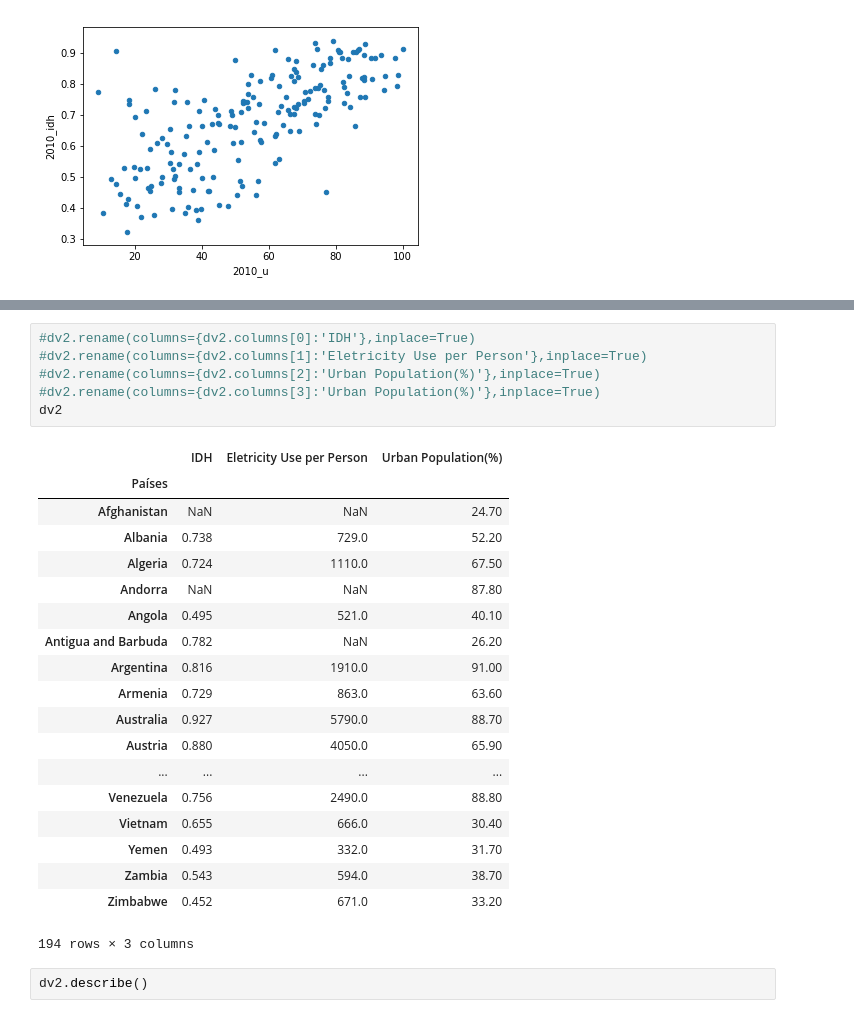
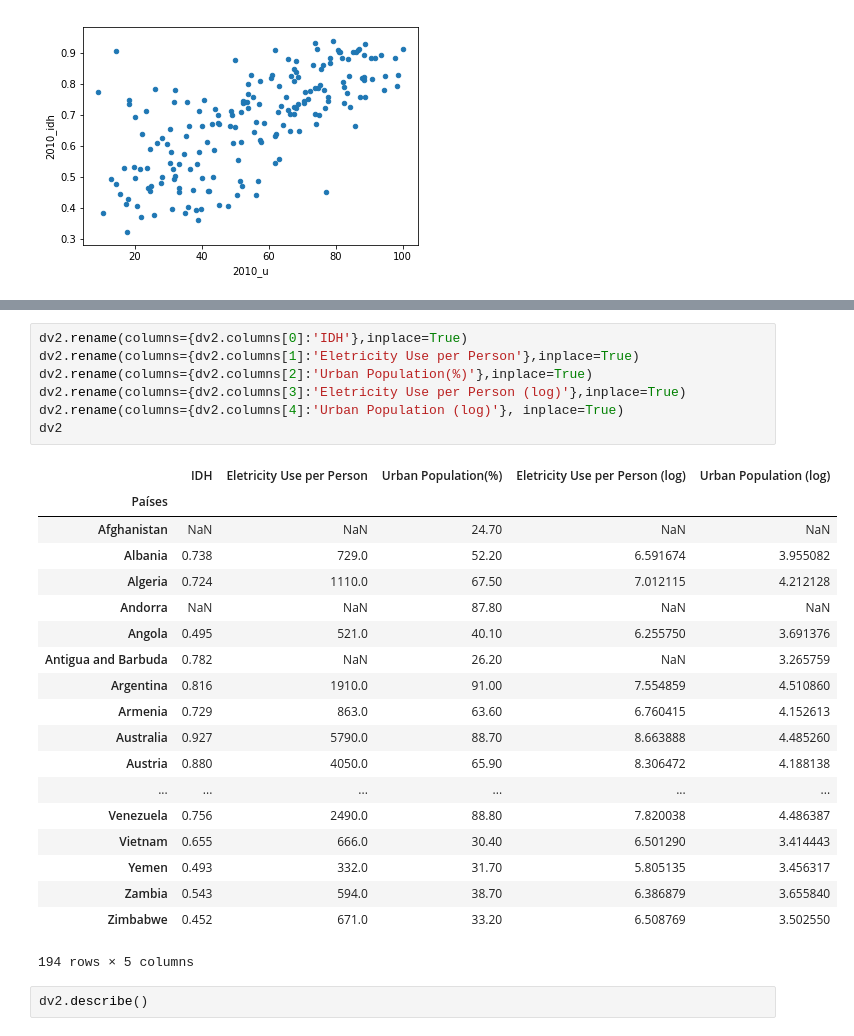
Before and after one commit to APaiva1999/Projeto-1-CieDad, a Jupyter notebook: Untitled2.ipynb, the cells around one changed output, grey strips where cells are left out. Drawn from its saved outputs; the diff is of its cells as text.

```diff
--- a/Untitled2.ipynb
+++ b/Untitled2.ipynb
@@ -93,29 +98,30 @@ Coeficiente angular: 0.16348495112717454
 # %%
-#dv2.rename(columns={dv2.columns[0]:'IDH'},inplace=True)
-#dv2.rename(columns={dv2.columns[1]:'Eletricity Use per Person'},inplace=True)
-#dv2.rename(columns={dv2.columns[2]:'Urban Population(%)'},inplace=True)
-#dv2.rename(columns={dv2.columns[3]:'Urban Population(%)'},inplace=True)
+dv2.rename(columns={dv2.columns[0]:'IDH'},inplace=True)
+dv2.rename(columns={dv2.columns[1]:'Eletricity Use per Person'},inplace=True)
+dv2.rename(columns={dv2.columns[2]:'Urban Population(%)'},inplace=True)
+dv2.rename(columns={dv2.columns[3]:'Eletricity Use per Person (log)'},inplace=True)
+dv2.rename(columns={dv2.columns[4]:'Urban Population (log)'}, inplace=True)
 dv2
 # %% [output]
-|  | IDH | Eletricity Use per Person | Urban Population(%) |
-| Países |  |  |  |
-| Afghanistan | NaN | NaN | 24.70 |
-| Albania | 0.738 | 729.0 | 52.20 |
-| Algeria | 0.724 | 1110.0 | 67.50 |
-| Andorra | NaN | NaN | 87.80 |
-| Angola | 0.495 | 521.0 | 40.10 |
-| Antigua and Barbuda | 0.782 | NaN | 26.20 |
-| Argentina | 0.816 | 1910.0 | 91.00 |
-| Armenia | 0.729 | 863.0 | 63.60 |
-| Australia | 0.927 | 5790.0 | 88.70 |
-| Austria | 0.880 | 4050.0 | 65.90 |
-| ... | ... | ... | ... |
-| Venezuela | 0.756 | 2490.0 | 88.80 |
-| Vietnam | 0.655 | 666.0 | 30.40 |
-| Yemen | 0.493 | 332.0 | 31.70 |
-| Zambia | 0.543 | 594.0 | 38.70 |
-| Zimbabwe | 0.452 | 671.0 | 33.20 |
+|  | IDH | Eletricity Use per Person | Urban Population(%) | Eletricity Use per Person (log) | Urban Population (log) |
+| Países |  |  |  |  |  |
+| Afghanistan | NaN | NaN | 24.70 | NaN | NaN |
+| Albania | 0.738 | 729.0 | 52.20 | 6.591674 | 3.955082 |
+| Algeria | 0.724 | 1110.0 | 67.50 | 7.012115 | 4.212128 |
+| Andorra | NaN | NaN | 87.80 | NaN | NaN |
+| Angola | 0.495 | 521.0 | 40.10 | 6.255750 | 3.691376 |
+| Antigua and Barbuda | 0.782 | NaN | 26.20 | NaN | 3.265759 |
+| Argentina | 0.816 | 1910.0 | 91.00 | 7.554859 | 4.510860 |
+| Armenia | 0.729 | 863.0 | 63.60 | 6.760415 | 4.152613 |
+| Australia | 0.927 | 5790.0 | 88.70 | 8.663888 | 4.485260 |
+| Austria | 0.880 | 4050.0 | 65.90 | 8.306472 | 4.188138 |
+| ... | ... | ... | ... | ... | ... |
+| Venezuela | 0.756 | 2490.0 | 88.80 | 7.820038 | 4.486387 |
+| Vietnam | 0.655 | 666.0 | 30.40 | 6.501290 | 3.414443 |
+| Yemen | 0.493 | 332.0 | 31.70 | 5.805135 | 3.456317 |
+| Zambia | 0.543 | 594.0 | 38.70 | 6.386879 | 3.655840 |
+| Zimbabwe | 0.452 | 671.0 | 33.20 | 6.508769 | 3.502550 |
-194 rows × 3 columns
+194 rows × 5 columns
 # %%
 dv2.describe()
 # %% [output]
```
Also changed, not shown: parts of 8 cells of this notebook.
